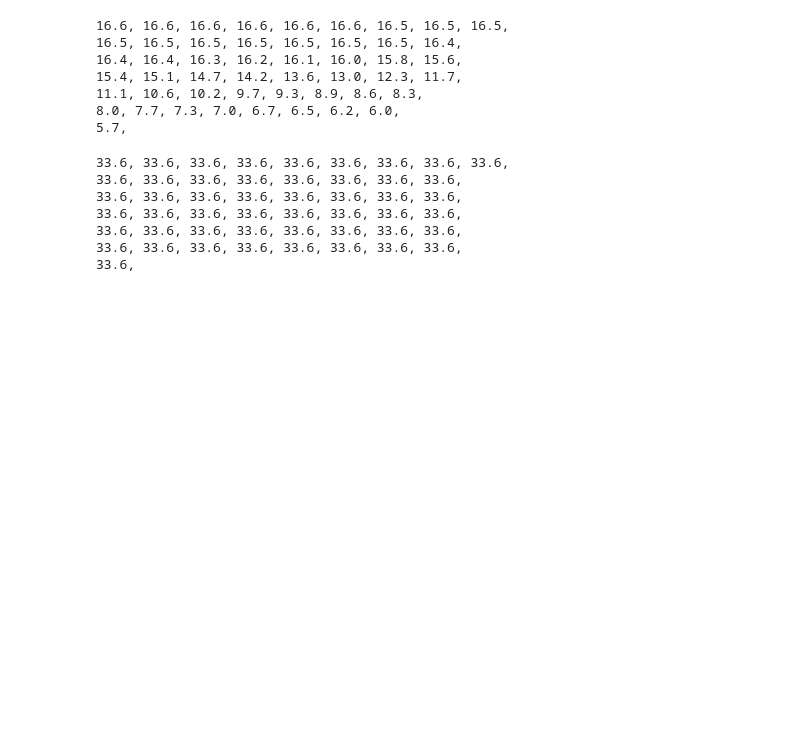
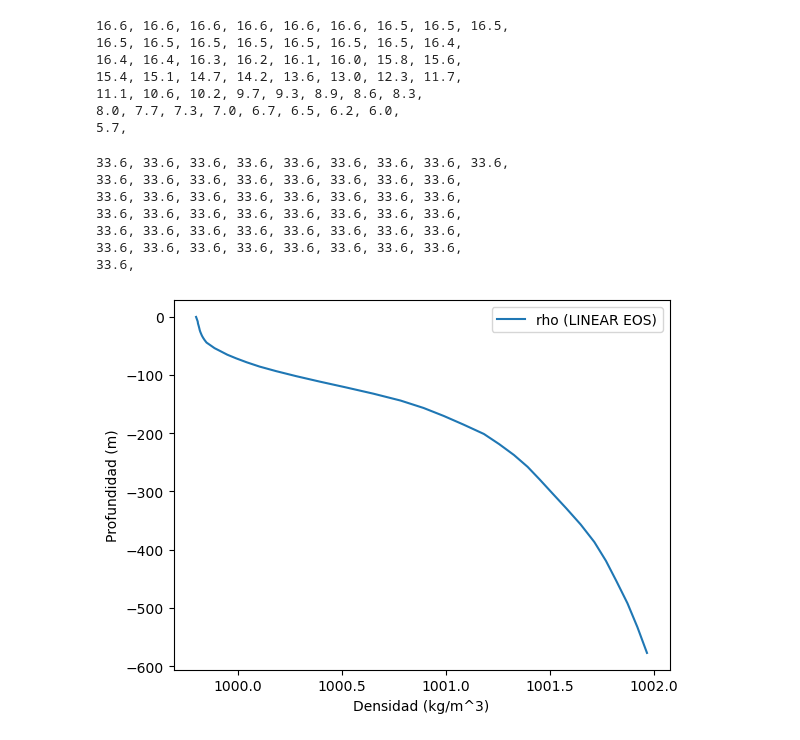
Before and after one commit to Estebanovich/BayIW_Rectan, a Jupyter notebook: input/make_T_S_bin_Tempfunc.ipynb, the cells around one changed output. Drawn from its saved outputs; the diff is of its cells as text; code cells hidden in the pictures; blank space fills up the shorter version.

```diff
--- a/input/make_T_S_bin_Tempfunc.ipynb
+++ b/input/make_T_S_bin_Tempfunc.ipynb
@@ -170,4 +170,29 @@ fileobj = open(filename,mode='wb')
 St_feb.astype(dt).tofile(fileobj,"")
 fileobj.close()
 # %%
-#make density profile for reference
+# make tRef/sRef profiles consistent with LINEAR EOS setup
+tRef = T.copy()
+sRef = S.copy()  # constant profile
+
+# Linear EOS parameters from data
+tAlpha = 2.0e-4
+sBeta = 7.4e-4
+rhoNil = 999.8
+rhoConst = rhoNil  # default if unset in data
+
+# reference level for linear EOS (consistent with FIND_RHO scalar)
+refTemp = tRef[0]
+refSalt = sRef[0]
+
+rho_anom = rhoNil * (sBeta * (S - refSalt) - tAlpha * (T - refTemp))
+rho = rhoConst + rho_anom
+
+# Plot density profile
+fig, ax = plt.subplots()
+ax.plot(rho, -RC, label='rho (LINEAR EOS)')
+ax.set_xlabel('Densidad (kg/m^3)')
+ax.set_ylabel('Profundidad (m)')
+ax.legend()
+plt.show()
+# %% [output]
+[figure, added]
```
Also changed, not shown: parts of 3 cells of this notebook, 9 other files.
